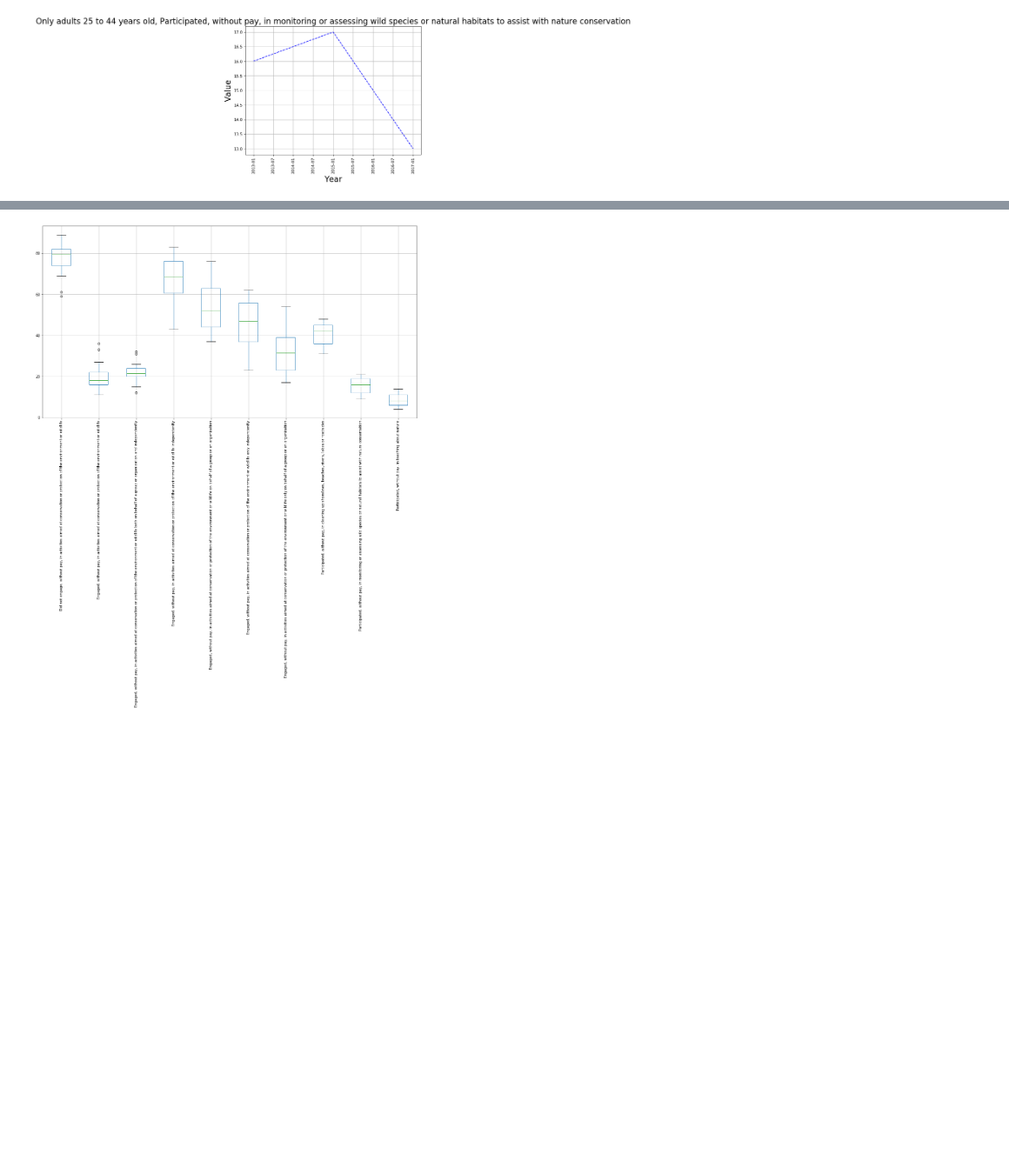
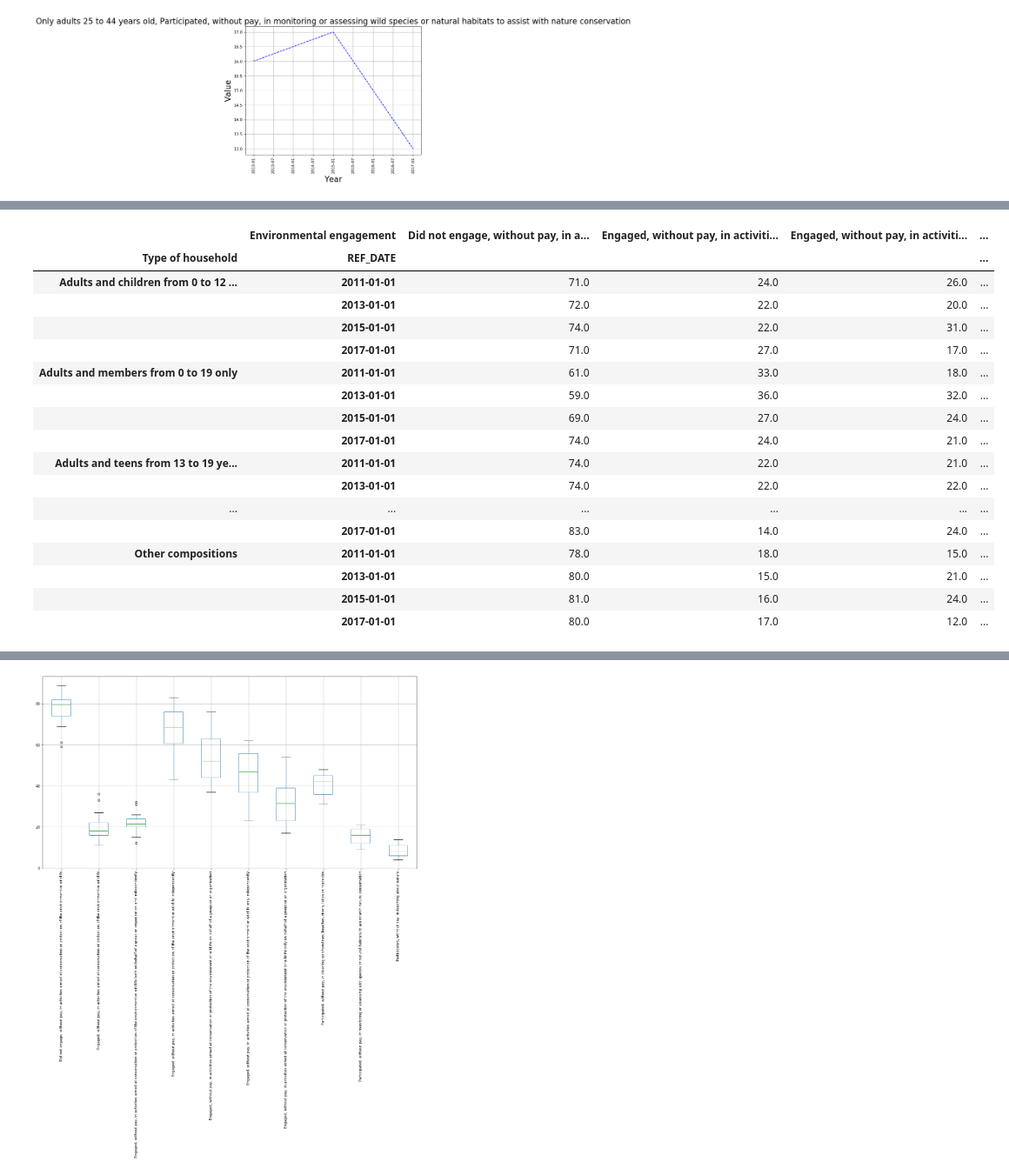
Before and after one commit to callysto/math-sustainability-case-studies, a Jupyter notebook: Case_Studies_Notebooks/EnvironmentalEngagement(byHousehold).ipynb, the cells around one changed output, grey strips where cells are left out. Shown at 87% size. Saved outputs shown, nothing was run; the diff lists cells and outputs as text; code cells hidden in the pictures; blank space fills up the shorter version.

```diff
--- a/Case_Studies_Notebooks/EnvironmentalEngagement(byHousehold).ipynb
+++ b/Case_Studies_Notebooks/EnvironmentalEngagement(byHousehold).ipynb
@@ -153,3 +154,24 @@ all_data
 # %%
 all_data2 = pd.pivot_table(df_less2, values='VALUE', index=['Type of household',"REF_DATE"],columns=['Environmental engagement'])
+# %%
+all_data2
+# %% [output]
+|  | Environmental engagement | Did not engage, without pay, in a... | Engaged, without pay, in activiti... | Engaged, without pay, in activiti... | ... |
+| Type of household | REF_DATE |  |  |  | ... |
+| Adults and children from 0 to 12 ... | 2011-01-01 | 71.0 | 24.0 | 26.0 | ... |
+|  | 2013-01-01 | 72.0 | 22.0 | 20.0 | ... |
+|  | 2015-01-01 | 74.0 | 22.0 | 31.0 | ... |
+|  | 2017-01-01 | 71.0 | 27.0 | 17.0 | ... |
+| Adults and members from 0 to 19 only | 2011-01-01 | 61.0 | 33.0 | 18.0 | ... |
+|  | 2013-01-01 | 59.0 | 36.0 | 32.0 | ... |
+|  | 2015-01-01 | 69.0 | 27.0 | 24.0 | ... |
+|  | 2017-01-01 | 74.0 | 24.0 | 21.0 | ... |
+| Adults and teens from 13 to 19 ye... | 2011-01-01 | 74.0 | 22.0 | 21.0 | ... |
+|  | 2013-01-01 | 74.0 | 22.0 | 22.0 | ... |
+| ... | ... | ... | ... | ... | ... |
+|  | 2017-01-01 | 83.0 | 14.0 | 24.0 | ... |
+| Other compositions | 2011-01-01 | 78.0 | 18.0 | 15.0 | ... |
+|  | 2013-01-01 | 80.0 | 15.0 | 21.0 | ... |
+|  | 2015-01-01 | 81.0 | 16.0 | 24.0 | ... |
+|  | 2017-01-01 | 80.0 | 17.0 | 12.0 | ... |
 # %%
```
Also changed, not shown: parts of 3 cells of this notebook.
